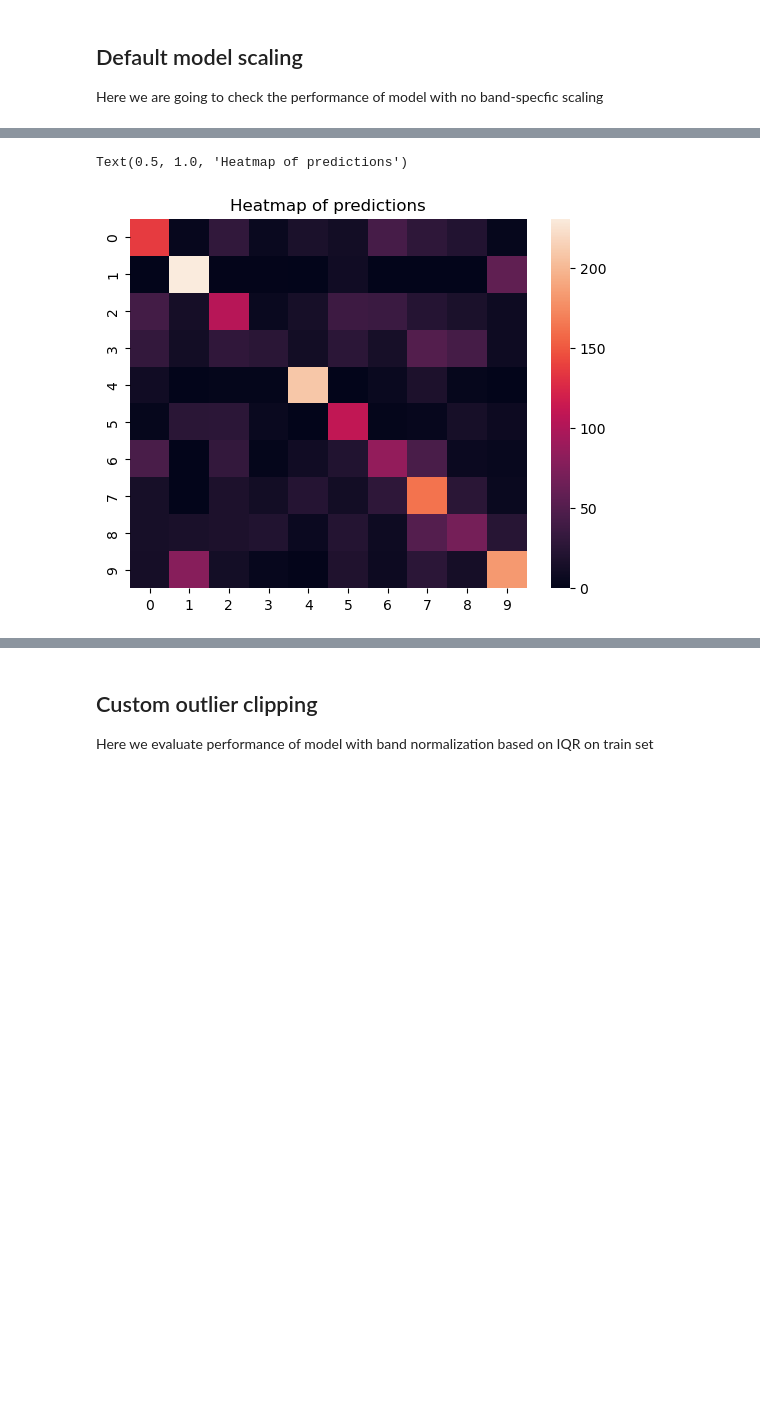
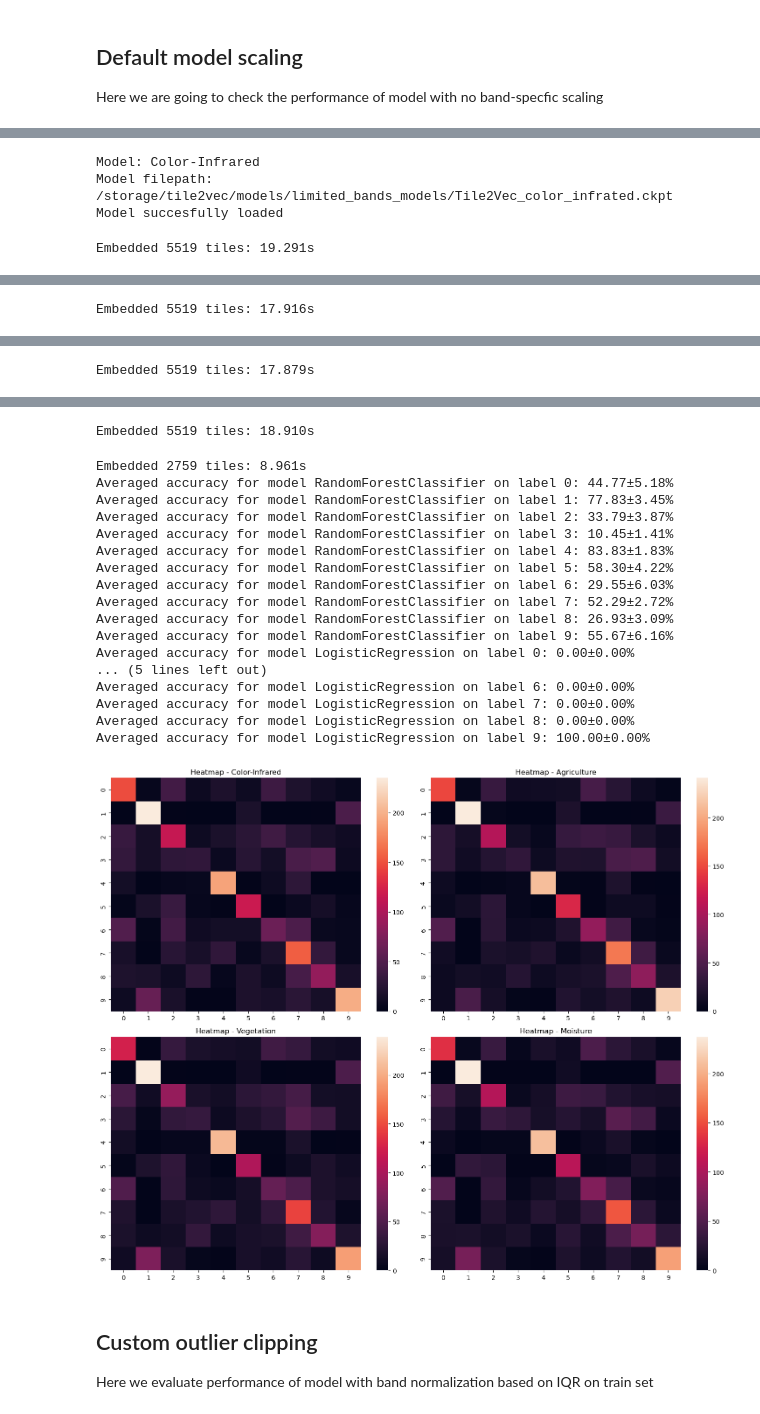
Before and after one commit to FilipLangiewicz/WB_projekt, a Jupyter notebook: code/limited_bands_testing/evaluation copy.ipynb, the cells around one changed output, grey strips where cells are left out. Cells and saved outputs as stored; diff of their text form; code cells hidden in the pictures; blank space fills up the shorter version.

Commit message:
comparing heatmaps

```diff
--- a/code/limited_bands_testing/evaluation copy.ipynb
+++ b/code/limited_bands_testing/evaluation copy.ipynb
@@ -221,11 +221,3 @@ Finally we perform tests, each section contains code and results of evaluation -
 # %% [markdown]
 ## Default model scaling
 Here we are going to check the performance of model with no band-specfic scaling
-# %%
-# no_clipping = load_model("Tile2Vec_color_infrated.ckpt", bands=3)
-# no_clipping = load_model("Tile2Vec_agriculture.ckpt", bands=3)
-# no_clipping = load_model("Tile2Vec_vegetation.ckpt", bands=2)
-no_clipping = load_model("Tile2Vec_moisture.ckpt", bands=2)
-
-X_validation, y_validation = create_embeddings_tile2vec(no_clipping, '/storage/EuroSATallBands/validation.csv', '/storage/tile2vec/tif/val', "landsat", bands=2)
-X_test, y_test = create_embeddings_tile2vec(no_clipping, '/storage/EuroSATallBands/test.csv', '/storage/tile2vec/tif/test', "landsat", bands=2)
@@ -266,10 +224,38 @@ Averaged accuracy for model LogisticRegression on label 9: 100.00±0.00%
-# %%
-rf.fit(X_validation, y_validation)
-y_pred = rf.predict(X_test)
-
-
-sns.heatmap(confusion_matrix(y_test, y_pred))
-plt.title("Heatmap of predictions")
-# %% [output]
-Text(0.5, 1.0, 'Heatmap of predictions')
-[figure, removed]
+# %%
+models = {
+    # 'no_clipping_name': ('Tile2Vec_model_file.ckpt', bands_number)
+    'Color-Infrared': ('Tile2Vec_color_infrated.ckpt', 3),
+    'Agriculture': ('Tile2Vec_agriculture.ckpt', 3),
+    'Vegetation': ('Tile2Vec_vegetation.ckpt', 2),
+    'Moisture': ('Tile2Vec_moisture.ckpt', 2)
+}
+
+#comparing models
+fig, axs = plt.subplots(2, 2, figsize=(15, 12))
+for ax, (name, (model_file, bands)) in zip(axs.flatten(), models.items()):
+    print("-"*50)
+    print(f"Model: {name}")
+    print("-"*50)
+    no_clipping = load_model(model_file, bands=bands)
+
+    X_validation, y_validation = create_embeddings_tile2vec(no_clipping, '/storage/EuroSATallBands/validation.csv', '/storage/tile2vec/tif/val', "landsat", bands=bands)
+    X_test, y_test = create_embeddings_tile2vec(no_clipping, '/storage/EuroSATallBands/test.csv', '/storage/tile2vec/tif/test', "landsat", bands=bands)
+
+    X = np.concatenate((X_validation, X_test), axis=0)
+    y = np.concatenate((y_validation, y_test), axis=0)
+
+    compare_results(X, y, RandomForestClassifier(), folds=5)
+    compare_results(X, y, LogisticRegression(), folds=5)
+
+    rf = RandomForestClassifier().fit(X_validation, y_validation)
+    y_pred = rf.predict(X_test)
+    sns.heatmap(confusion_matrix(y_test, y_pred), ax=ax)
+    ax.set_title(f"Heatmap - {name}")
+
+plt.tight_layout()
+plt.show()
+# %% [output]
+Model: Color-Infrared
+Model filepath:  /storage/tile2vec/models/limited_bands_models/Tile2Vec_color_infrated.ckpt
+Model succesfully loaded
+Embedded 5519 tiles: 19.291s
@@ -275,0 +279 @@ Text(0.5, 1.0, 'Heatmap of predictions')
+Embedded 5519 tiles: 17.916s
@@ -275,0 +297 @@ Text(0.5, 1.0, 'Heatmap of predictions')
+Embedded 5519 tiles: 17.879s
@@ -276,3 +315,22 @@ Text(0.5, 1.0, 'Heatmap of predictions')
+Embedded 5519 tiles: 18.910s
+Embedded 2759 tiles: 8.961s
+Averaged accuracy for model RandomForestClassifier on label 0: 44.77±5.18%
+Averaged accuracy for model RandomForestClassifier on label 1: 77.83±3.45%
+Averaged accuracy for model RandomForestClassifier on label 2: 33.79±3.87%
+Averaged accuracy for model RandomForestClassifier on label 3: 10.45±1.41%
+Averaged accuracy for model RandomForestClassifier on label 4: 83.83±1.83%
+Averaged accuracy for model RandomForestClassifier on label 5: 58.30±4.22%
+Averaged accuracy for model RandomForestClassifier on label 6: 29.55±6.03%
+Averaged accuracy for model RandomForestClassifier on label 7: 52.29±2.72%
+Averaged accuracy for model RandomForestClassifier on label 8: 26.93±3.09%
+Averaged accuracy for model RandomForestClassifier on label 9: 55.67±6.16%
+Averaged accuracy for model LogisticRegression on label 0: 0.00±0.00%
+... (5 lines left out)
+Averaged accuracy for model LogisticRegression on label 6: 0.00±0.00%
+Averaged accuracy for model LogisticRegression on label 7: 0.00±0.00%
+Averaged accuracy for model LogisticRegression on label 8: 0.00±0.00%
+Averaged accuracy for model LogisticRegression on label 9: 100.00±0.00%
+[figure, added]
 # %% [markdown]
 ## Custom outlier clipping
 Here we evaluate performance of model with band normalization based on IQR on train set
```
Also changed, not shown: parts of 7 cells of this notebook.
